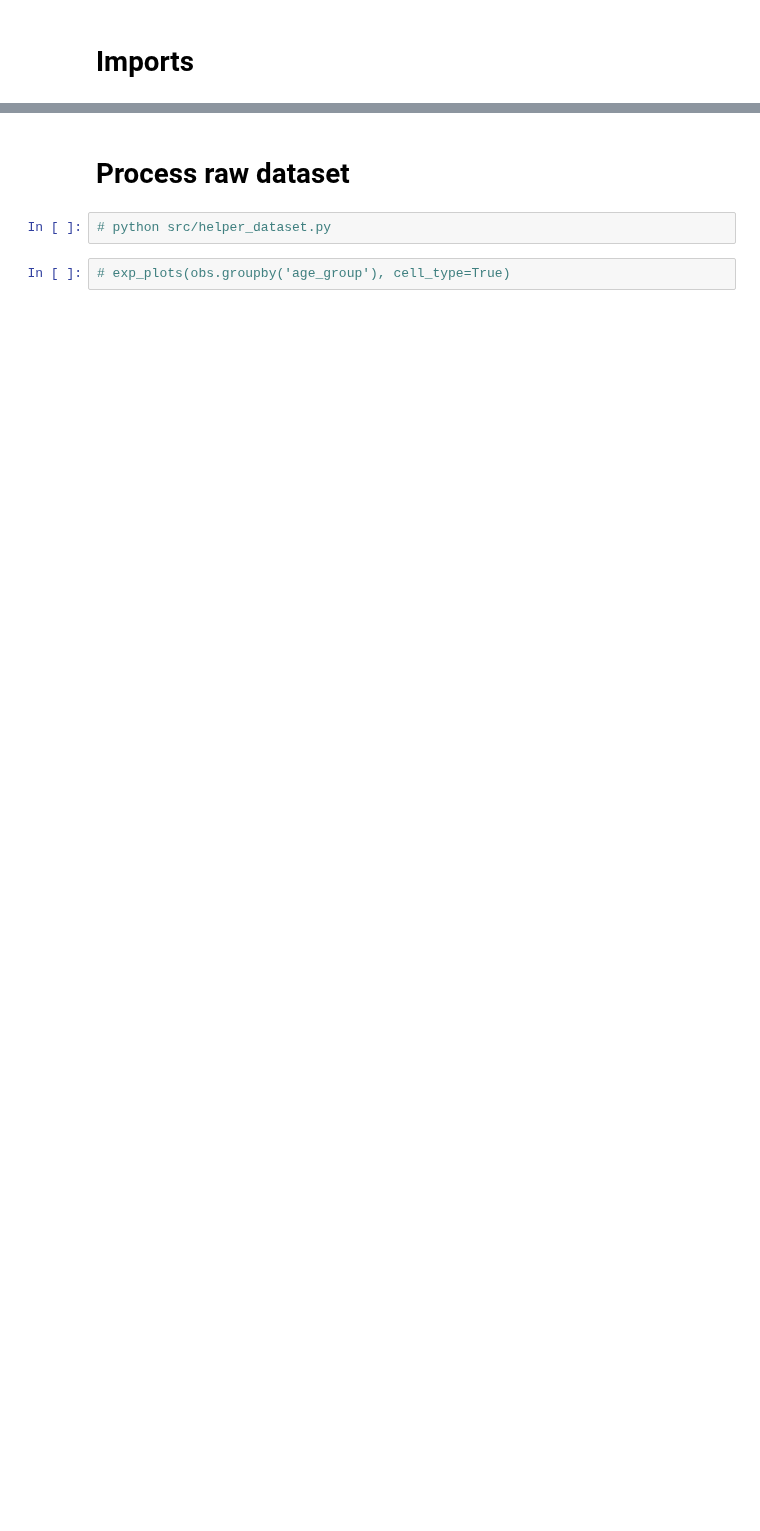
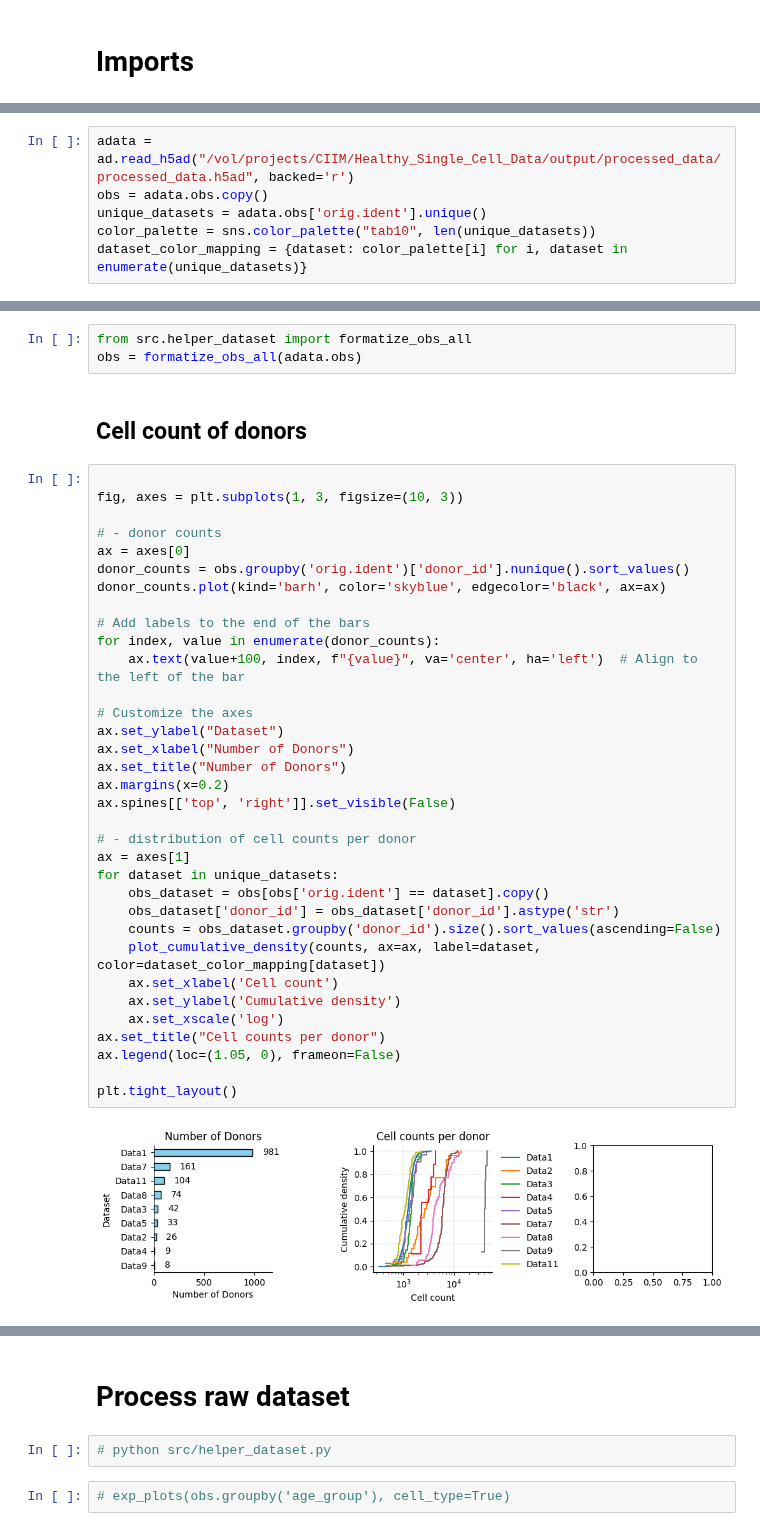
Before and after one commit to janursa/HIRA, a Jupyter notebook: data_preprocessing.ipynb, the cells around one changed output, grey strips where cells are left out. Saved outputs shown, nothing was run; the diff lists cells and outputs as text; blank space fills up the shorter version.

```diff
--- a/data_preprocessing.ipynb
+++ b/data_preprocessing.ipynb
@@ -21,0 +36,6 @@ from src.helper_plots import exp_plots
+# %%
+adata = ad.read_h5ad("/vol/projects/CIIM/Healthy_Single_Cell_Data/output/processed_data/processed_data.h5ad", backed='r')
+obs = adata.obs.copy()
+unique_datasets = adata.obs['orig.ident'].unique()
+color_palette = sns.color_palette("tab10", len(unique_datasets))
+dataset_color_mapping = {dataset: color_palette[i] for i, dataset in enumerate(unique_datasets)}
@@ -21,0 +53,41 @@ from src.helper_plots import exp_plots
+# %%
+from src.helper_dataset import formatize_obs_all
+obs = formatize_obs_all(adata.obs)
+# %% [markdown]
+## Cell count of donors
+# %%
+
+fig, axes = plt.subplots(1, 3, figsize=(10, 3))
+
+# - donor counts
+ax = axes[0]
+donor_counts = obs.groupby('orig.ident')['donor_id'].nunique().sort_values()
+donor_counts.plot(kind='barh', color='skyblue', edgecolor='black', ax=ax)
+
+# Add labels to the end of the bars
+for index, value in enumerate(donor_counts):
+    ax.text(value+100, index, f"{value}", va='center', ha='left')  # Align to the left of the bar
+
+# Customize the axes
+ax.set_ylabel("Dataset")
+ax.set_xlabel("Number of Donors")
+ax.set_title("Number of Donors")
+ax.margins(x=0.2)
+ax.spines[['top', 'right']].set_visible(False)
+
+# - distribution of cell counts per donor
+ax = axes[1]
+for dataset in unique_datasets:
+    obs_dataset = obs[obs['orig.ident'] == dataset].copy()
+    obs_dataset['donor_id'] = obs_dataset['donor_id'].astype('str')
+    counts = obs_dataset.groupby('donor_id').size().sort_values(ascending=False)
+    plot_cumulative_density(counts, ax=ax, label=dataset, color=dataset_color_mapping[dataset])
+    ax.set_xlabel('Cell count')
+    ax.set_ylabel('Cumulative density')
+    ax.set_xscale('log')
+ax.set_title("Cell counts per donor")
+ax.legend(loc=(1.05, 0), frameon=False)
+
+plt.tight_layout()
+# %% [output]
+[figure, added]
```
Also changed, not shown: parts of 29 cells of this notebook, 10 other files.
